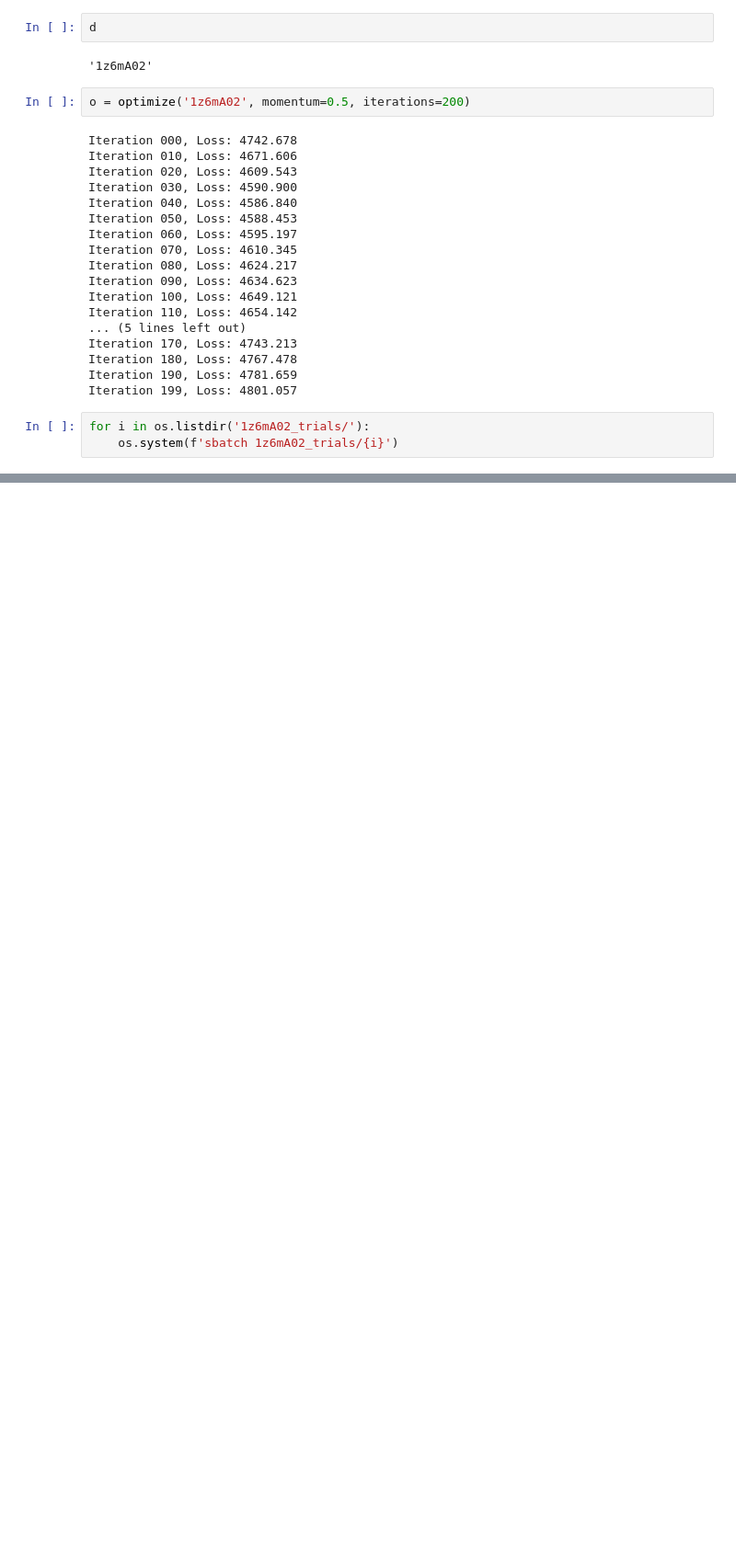
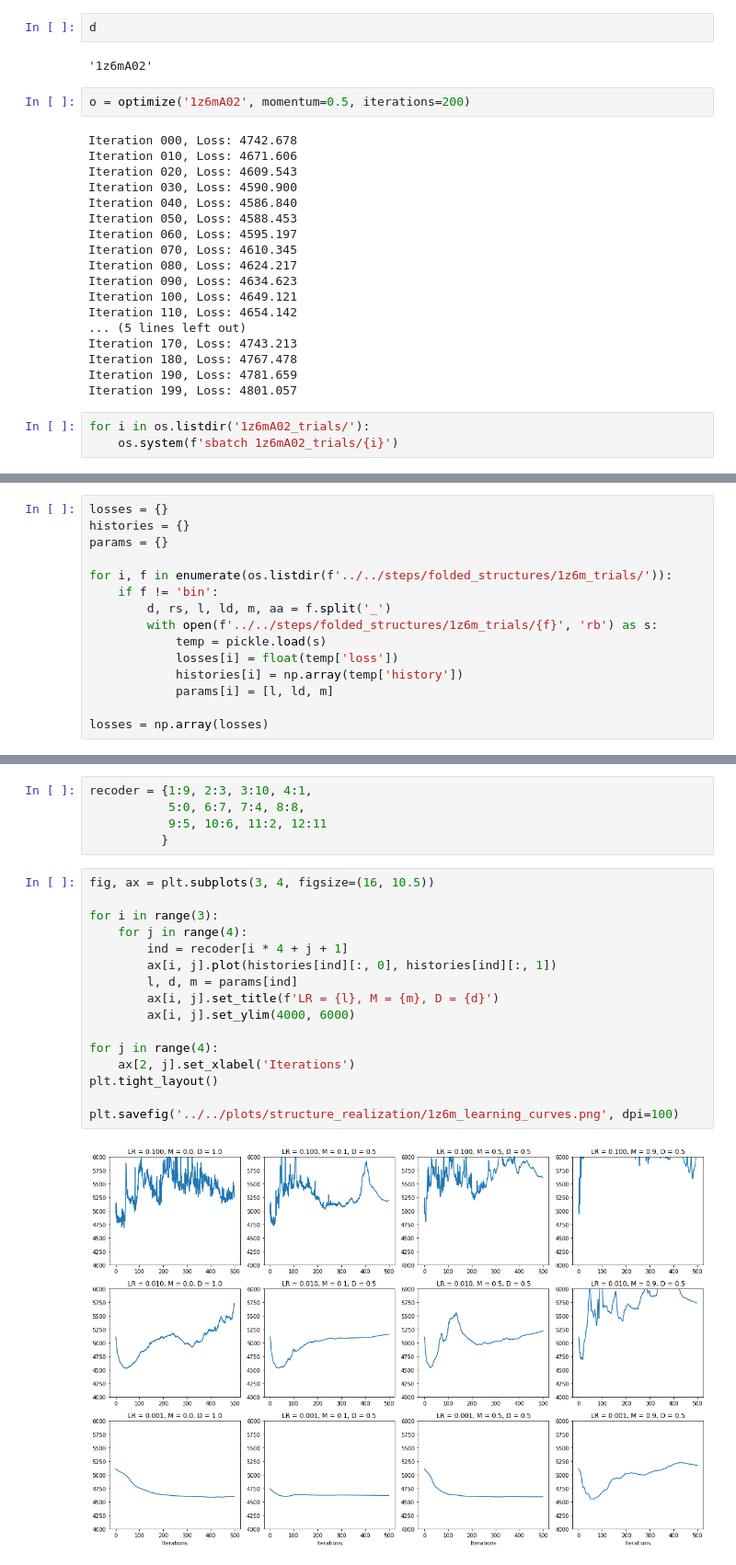
Before and after one commit to andynet/protein_folding, a Jupyter notebook: scripts/structure_realization_our/refinement.ipynb, the cells around one changed output, grey strips where cells are left out. Shown at 92% size. Drawn from its saved outputs; the diff is of its cells as text; blank space fills up the shorter version.

Commit message:
structure realization

```diff
--- a/scripts/structure_realization_our/refinement.ipynb
+++ b/scripts/structure_realization_our/refinement.ipynb
@@ -389,0 +392,15 @@ for i in os.listdir('1z6mA02_trials/'):
+# %%
+losses = {}
+histories = {}
+params = {}
+
+for i, f in enumerate(os.listdir(f'../../steps/folded_structures/1z6m_trials/')):
+    if f != 'bin':
+        d, rs, l, ld, m, aa = f.split('_')
+        with open(f'../../steps/folded_structures/1z6m_trials/{f}', 'rb') as s:
+            temp = pickle.load(s)
+            losses[i] = float(temp['loss'])
+            histories[i] = np.array(temp['history'])
+            params[i] = [l, ld, m]
+
+losses = np.array(losses)
@@ -389,0 +422,23 @@ for i in os.listdir('1z6mA02_trials/'):
+# %%
+recoder = {1:9, 2:3, 3:10, 4:1,
+           5:0, 6:7, 7:4, 8:8,
+           9:5, 10:6, 11:2, 12:11
+          }
+# %%
+fig, ax = plt.subplots(3, 4, figsize=(16, 10.5))
+
+for i in range(3):
+    for j in range(4):
+        ind = recoder[i * 4 + j + 1]
+        ax[i, j].plot(histories[ind][:, 0], histories[ind][:, 1])
+        l, d, m = params[ind]
+        ax[i, j].set_title(f'LR = {l}, M = {m}, D = {d}')
+        ax[i, j].set_ylim(4000, 6000)
+
+for j in range(4):
+    ax[2, j].set_xlabel('Iterations')
+plt.tight_layout()
+
+plt.savefig('../../plots/structure_realization/1z6m_learning_curves.png', dpi=100)
+# %% [output]
+[figure, added]
```
Also changed, not shown: parts of 16 cells of this notebook, 17 other files.
